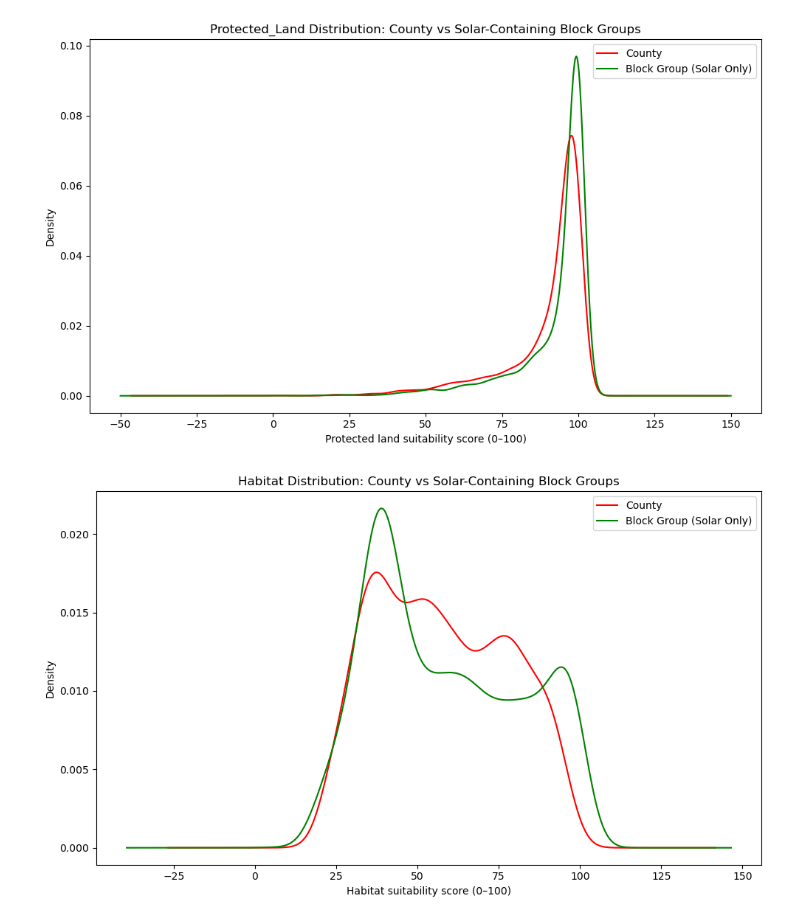
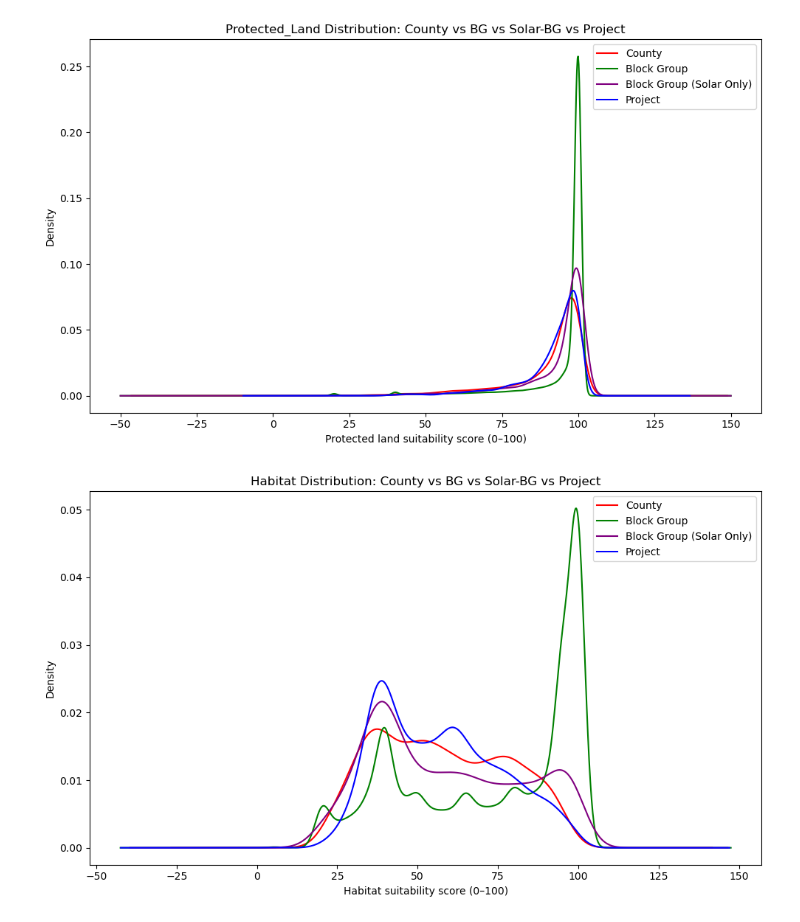
Before and after one commit to laurenthanhvo/solar-NIMBY, a Jupyter notebook: visualizations/county_vs_solarBG_distributions.ipynb, the cells around one changed output. Cells and saved outputs as stored; diff of their text form; code cells hidden in the pictures.

```diff
--- a/visualizations/county_vs_solarBG_distributions.ipynb
+++ b/visualizations/county_vs_solarBG_distributions.ipynb
@@ -353,44 +474,60 @@ Solar-BG Unemployment        min=0.000 p50=3.694 p90=12.465 max=61.290 %nan=2.53
+# %%
+# Consistent color mapping for all plots
+COLORS = {
+    "County": "red",
+    "Block Group": "green",
+    "Block Group (Solar Only)": "purple",
+    "Project": "blue",
+}
+
+def safe_numeric(df, col):
+    if df is None or col not in df.columns:
+        return None
+    s = pd.to_numeric(df[col], errors="coerce").dropna()
+    if len(s) < 10 or s.nunique() < 2:
+        return None
+    return s
 # %%
 tech_factors = [
     "GHI", "Protected_Land", "Habitat", "Slope",
     "Population_Density", "Distance_to_Substation", "Land_Cover"
 ]
 
-def safe_numeric(df, col):
-    if df is None or col not in df.columns:
-        return None
-    s = pd.to_numeric(df[col], errors="coerce").dropna()
-    if len(s) < 10 or s.nunique() < 2:
-        return None
-    return s
-
-def tech_xlabel(col):
-    mapping = {
-        "GHI": "GHI suitability score (0–100)",
-        "Protected_Land": "Protected land suitability score (0–100)",
-        "Habitat": "Habitat suitability score (0–100)",
-        "Slope": "Slope suitability score (0–100)",
-        "Population_Density": "Population density suitability score (0–100)",
-        "Distance_to_Substation": "Distance-to-substation suitability score (0–100)",
-        "Land_Cover": "Land cover suitability score (0–100)",
-    }
-    return mapping.get(col, f"{col} suitability score")
+tech_xlabels = {
+    "GHI": "GHI suitability score (0–100)",
+    "Protected_Land": "Protected land suitability score (0–100)",
+    "Habitat": "Habitat suitability score (0–100)",
+    "Slope": "Slope suitability score (0–100)",
+    "Population_Density": "Population density suitability score (0–100)",
+    "Distance_to_Substation": "Distance-to-substation suitability score (0–100)",
+    "Land_Cover": "Land cover suitability score (0–100)",
+}
 
 for factor in tech_factors:
     c = safe_numeric(suitability_county, factor)
-    b = safe_numeric(suitability_bg_solar, factor)
+    b_all = safe_numeric(suitability_bg_all, factor)
+    b_sol = safe_numeric(suitability_bg_solar, factor)
+    p = safe_numeric(project_suitability, factor)
 
     fig, ax = plt.subplots(figsize=(10, 6))
+
     if c is not None:
-        c.plot(kind="kde", ax=ax, color="red", label="County")
-    if b is not None:
-        b.plot(kind="kde", ax=ax, color="green", label="Block Group (Solar Only)")
+        c.plot(kind="kde", ax=ax, color=COLORS["County"], label="County")
+    if b_all is not None:
+        b_all.plot(kind="kde", ax=ax, color=COLORS["Block Group"], label="Block Group")
+    if b_sol is not None:
+        b_sol.plot(kind="kde", ax=ax, color=COLORS["Block Group (Solar Only)"], label="Block Group (Solar Only)")
+    if p is not None:
+        p.plot(kind="kde", ax=ax, color=COLORS["Project"], label="Project")
 
-    ax.set_title(f"{factor} Distribution: County vs Solar-Containing Block Groups")
-    ax.set_xlabel(tech_xlabel(factor))
+    ax.set_title(f"{factor} Distribution: County vs BG vs Solar-BG vs Project")
+    ax.set_xlabel(tech_xlabels.get(factor, f"{factor} suitability score"))
     ax.set_ylabel("Density")
-    if ax.get_legend_handles_labels()[0]:
+
+    handles, labels = ax.get_legend_handles_labels()
+    if handles:
         ax.legend()
+
     plt.tight_layout()
     plt.show()
 # %% [output]
@@ -398,2 +535,2 @@ for factor in tech_factors:
-[figure, old version]
+[figure, new version]
-[figure, old version]
+[figure, new version]
```
Also changed, not shown: parts of 14 cells of this notebook.
